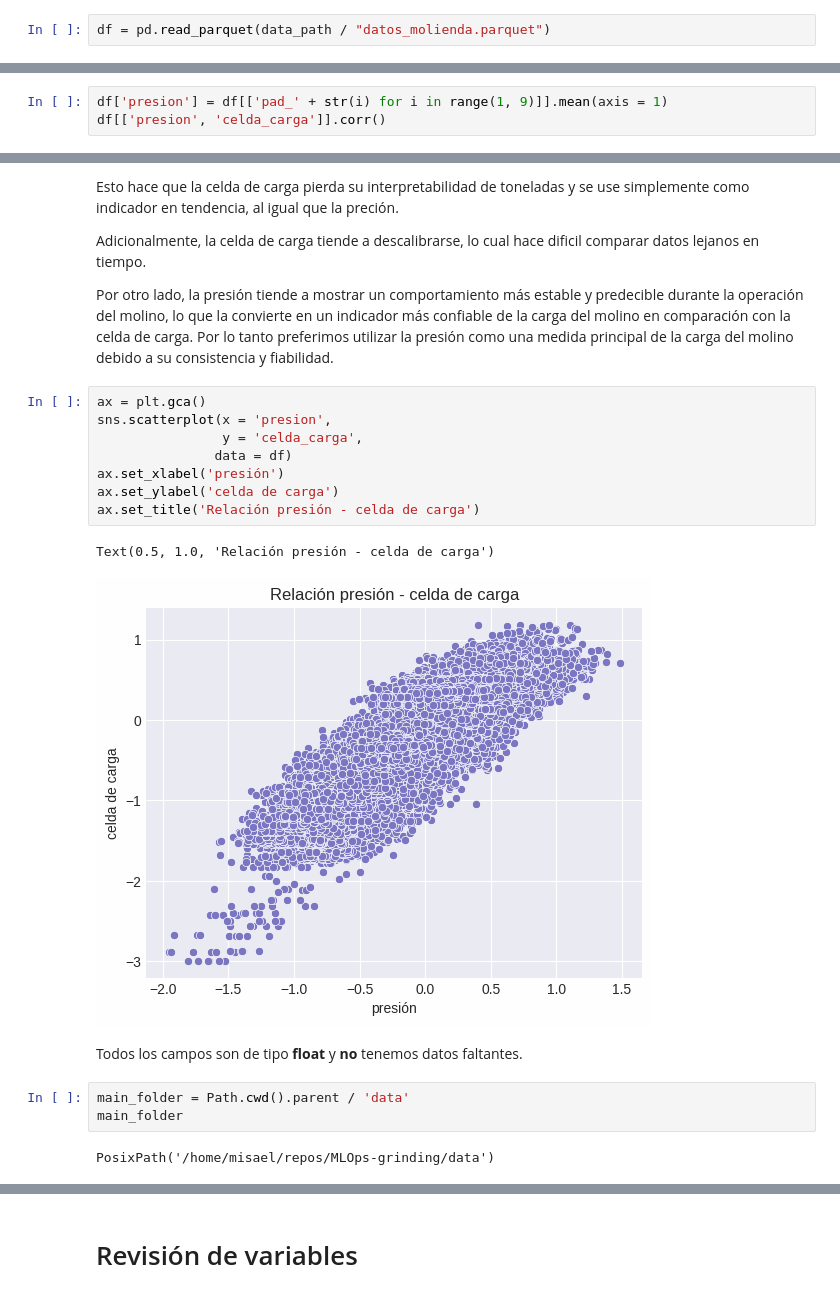
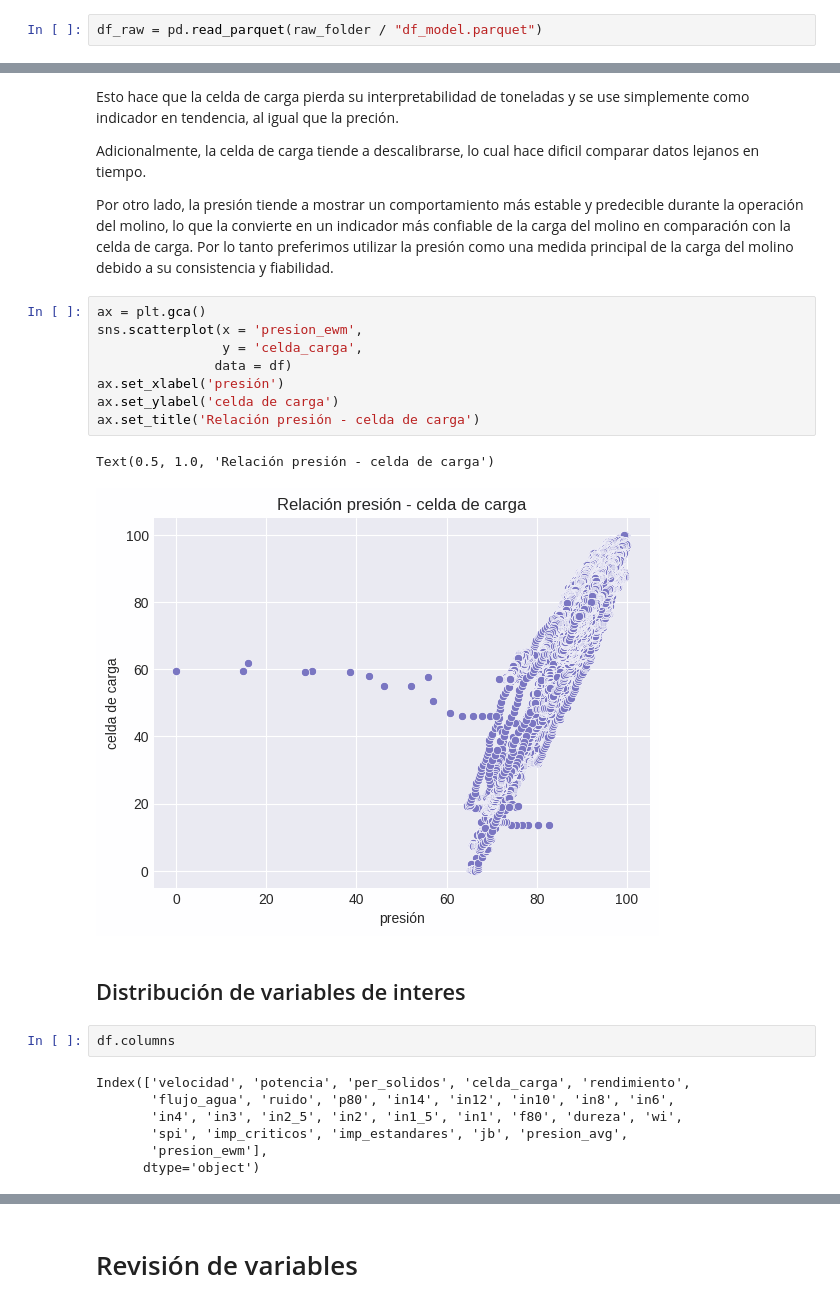
Before and after one commit to guillermovc/MLOps-grinding, a Jupyter notebook: notebooks/EDA_000_misael.ipynb, the cells around one changed output, grey strips where cells are left out. Saved outputs shown, nothing was run; the diff lists cells and outputs as text.

```diff
--- a/notebooks/EDA_000_misael.ipynb
+++ b/notebooks/EDA_000_misael.ipynb
@@ -36,5 +24,5 @@ print(list(data_path.glob("*")))
 # %%
-df = pd.read_parquet(data_path / "datos_molienda.parquet")
+df_raw = pd.read_parquet(raw_folder / "df_model.parquet")
 # %%
 df.head()
 # %% [output]
@@ -75,3 +62,0 @@ Tenemos 35 variables, la variable objetivo será la `presion`, esta resulta de t
-# %%
-df['presion'] = df[['pad_' + str(i) for i in range(1, 9)]].mean(axis = 1)
-df[['presion', 'celda_carga']].corr()
@@ -89,19 +80,23 @@ Adicionalmente, la celda de carga tiende a descalibrarse, lo cual hace dificil c
 Por otro lado, la presión tiende a mostrar un comportamiento más estable y predecible durante la operación del molino, lo que la convierte en un indicador más confiable de la carga del molino en comparación con la celda de carga. Por lo tanto preferimos utilizar la presión como una medida principal de la carga del molino debido a su consistencia y fiabilidad.
 # %%
 ax = plt.gca()
-sns.scatterplot(x = 'presion',
+sns.scatterplot(x = 'presion_ewm',
                 y = 'celda_carga',
                data = df)
 ax.set_xlabel('presión')
 ax.set_ylabel('celda de carga')
 ax.set_title('Relación presión - celda de carga')
 # %% [output]
 Text(0.5, 1.0, 'Relación presión - celda de carga')
-[figure, old version]
+[figure, new version]
-# %% [markdown]
-Todos los campos son de tipo **float** y **no** tenemos datos faltantes.
-# %%
-main_folder = Path.cwd().parent / 'data'
-main_folder
-# %% [output]
-PosixPath('/home/misael/repos/MLOps-grinding/data')
+# %% [markdown]
+## Distribución de variables de interes
+# %%
+df.columns
+# %% [output]
+Index(['velocidad', 'potencia', 'per_solidos', 'celda_carga', 'rendimiento',
+       'flujo_agua', 'ruido', 'p80', 'in14', 'in12', 'in10', 'in8', 'in6',
+       'in4', 'in3', 'in2_5', 'in2', 'in1_5', 'in1', 'f80', 'dureza', 'wi',
+       'spi', 'imp_criticos', 'imp_estandares', 'jb', 'presion_avg',
+       'presion_ewm'],
+      dtype='object')
```
Also changed, not shown: parts of 19 cells of this notebook.
